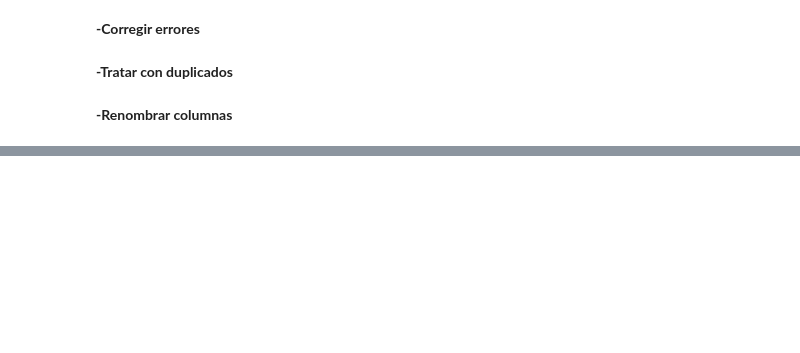
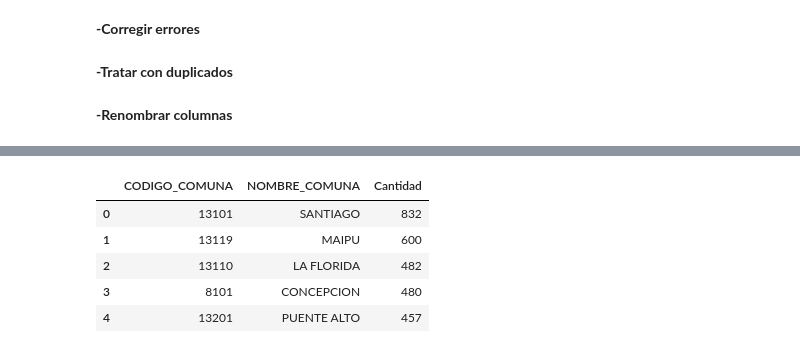
Before and after one commit to Proyecto-IMT-2200/2025-2, a Jupyter notebook: Borrador_Proyecto.ipynb, the cells around one changed output, grey strips where cells are left out. Saved outputs shown, nothing was run; the diff lists cells and outputs as text; code cells hidden in the pictures; blank space fills up the shorter version.

```diff
--- a/Borrador_Proyecto.ipynb
+++ b/Borrador_Proyecto.ipynb
@@ -161,0 +273,35 @@ adm[8].head()
+# %%
+comuna_c = dcopy(comuna)
+comuna_c = comuna_c[14:len(comuna)]
+renombre_comuna = dcopy(cantidad_comuna)
+comuna_c[1].head()
+lista_final = []
+
+df_10 = renombre_comuna[0]
+df_look = comuna_c[0]
+df_look = df_look[["COM", "COM_NOMBRE"]]
+df_look.columns = ["CODIGO_COMUNA" , "NOMBRE_COMUNA"]
+df = pd.merge(df_10 , df_look , on= "CODIGO_COMUNA" , how="left" )
+lista_final.append(df[["CODIGO_COMUNA" , "NOMBRE_COMUNA" , "Cantidad"]])
+
+
+
+
+
+for i in range(len(comuna_c) - 2):
+    df_10 = renombre_comuna[i + 1]
+    df_look = comuna_c[i + 1]
+    df_look = df_look[["COD.COMUNA", "COM NOMBRE"]]
+    df_look.columns = ["CODIGO_COMUNA" , "NOMBRE_COMUNA"]
+
+    df = pd.merge(df_10 , df_look , on= "CODIGO_COMUNA" , how="left" )
+    lista_final.append(df[["CODIGO_COMUNA" , "NOMBRE_COMUNA" , "Cantidad"]])
+
+lista_final[1].head()
+# %% [output]
+|  | CODIGO_COMUNA | NOMBRE_COMUNA | Cantidad |
+| 0 | 13101 | SANTIAGO | 832 |
+| 1 | 13119 | MAIPU | 600 |
+| 2 | 13110 | LA FLORIDA | 482 |
+| 3 | 8101 | CONCEPCION | 480 |
+| 4 | 13201 | PUENTE ALTO | 457 |
```
Also changed, not shown: parts of 16 cells of this notebook.
